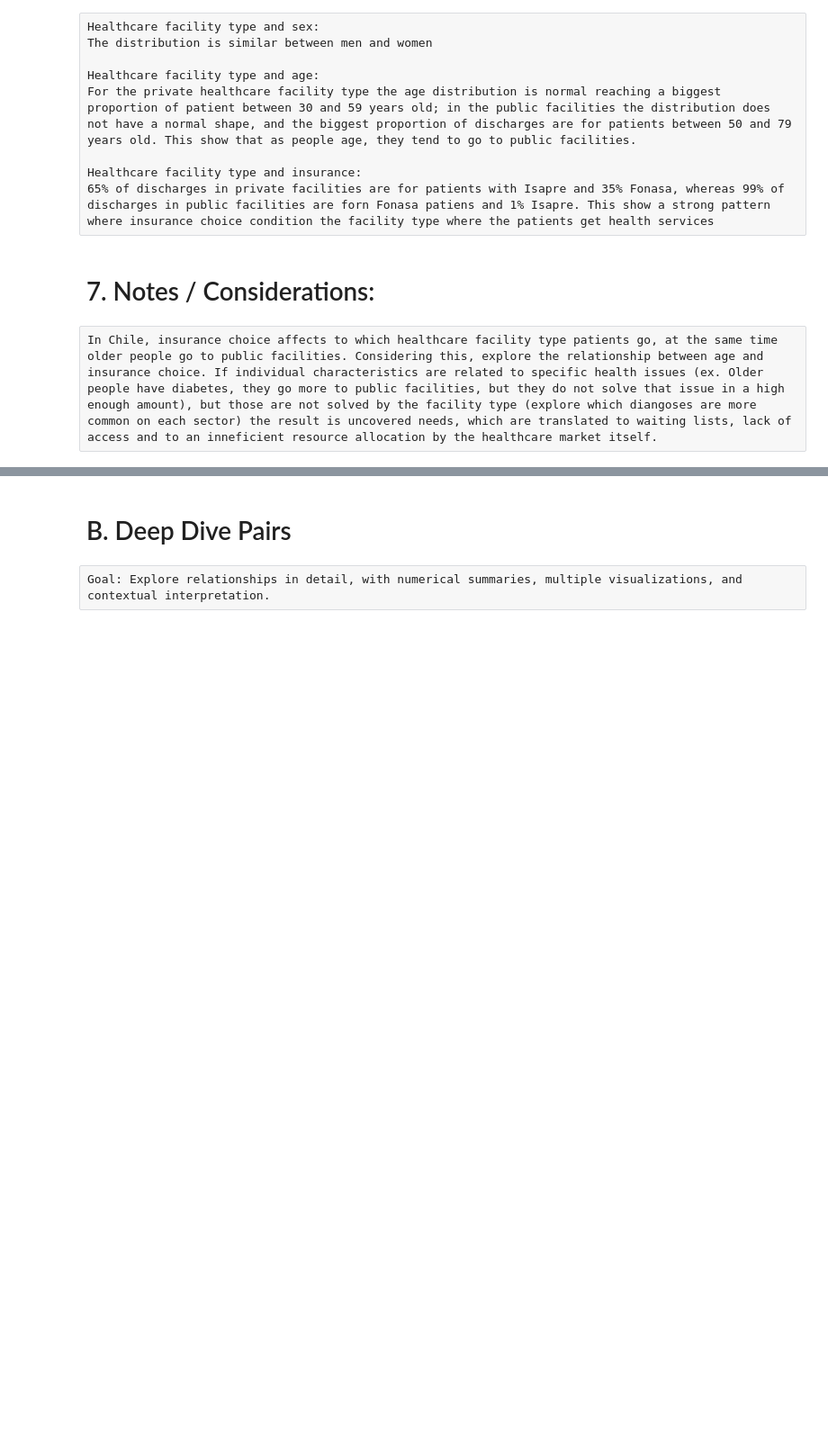
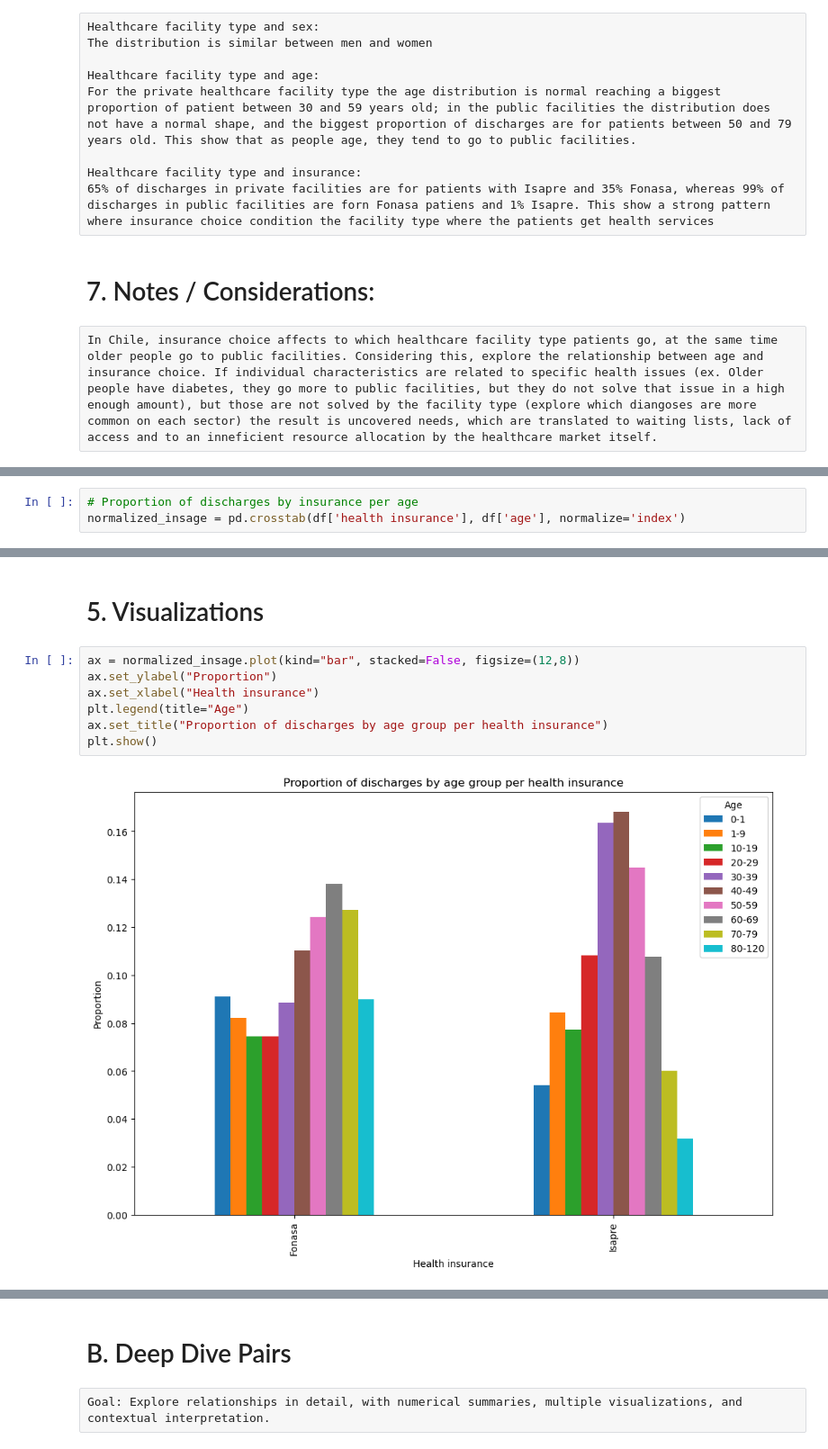
Before and after one commit to mirkopodunavak1996/EDAHospDischarges_Chile2001-2024, a Jupyter notebook: notebooks/General_Analysis_2001-2024_Bivariate(2).ipynb, the cells around one changed output, grey strips where cells are left out. Shown at 90% size. Drawn from its saved outputs; the diff is of its cells as text; blank space fills up the shorter version.

```diff
--- a/notebooks/General_Analysis_2001-2024_Bivariate(2).ipynb
+++ b/notebooks/General_Analysis_2001-2024_Bivariate(2).ipynb
@@ -610,0 +637,3 @@ Notes: None for deep dive
+# %%
+# Proportion of discharges by insurance per age
+normalized_insage = pd.crosstab(df['health insurance'], df['age'], normalize='index')
@@ -610,0 +668,11 @@ Notes: None for deep dive
+# %% [markdown]
+# 5. Visualizations
+# %%
+ax = normalized_insage.plot(kind="bar", stacked=False, figsize=(12,8))
+ax.set_ylabel("Proportion")
+ax.set_xlabel("Health insurance")
+plt.legend(title="Age")
+ax.set_title("Proportion of discharges by age group per health insurance")
+plt.show()
+# %% [output]
+[figure, added]
```
Also changed, not shown: parts of 56 cells of this notebook.
